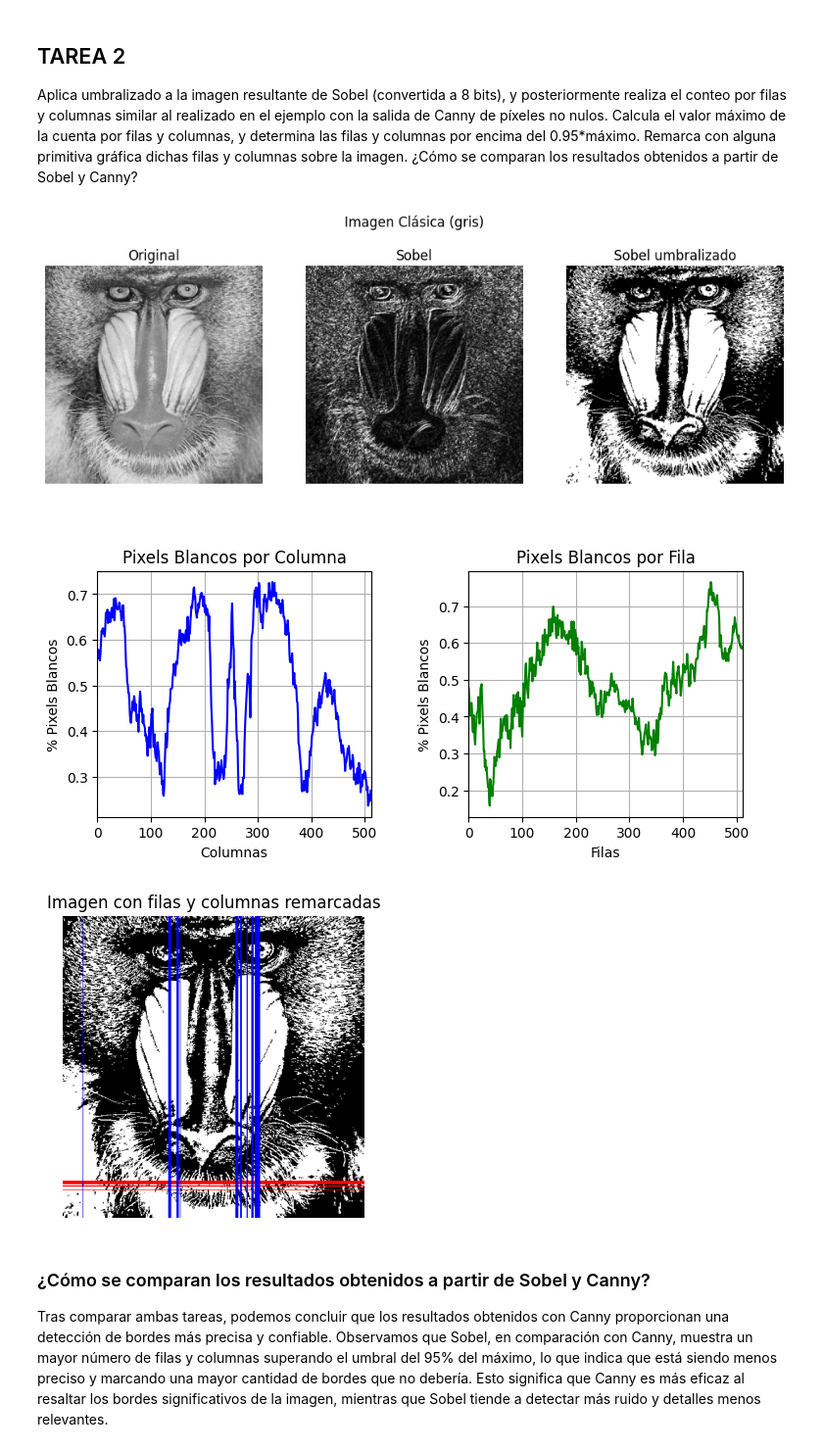
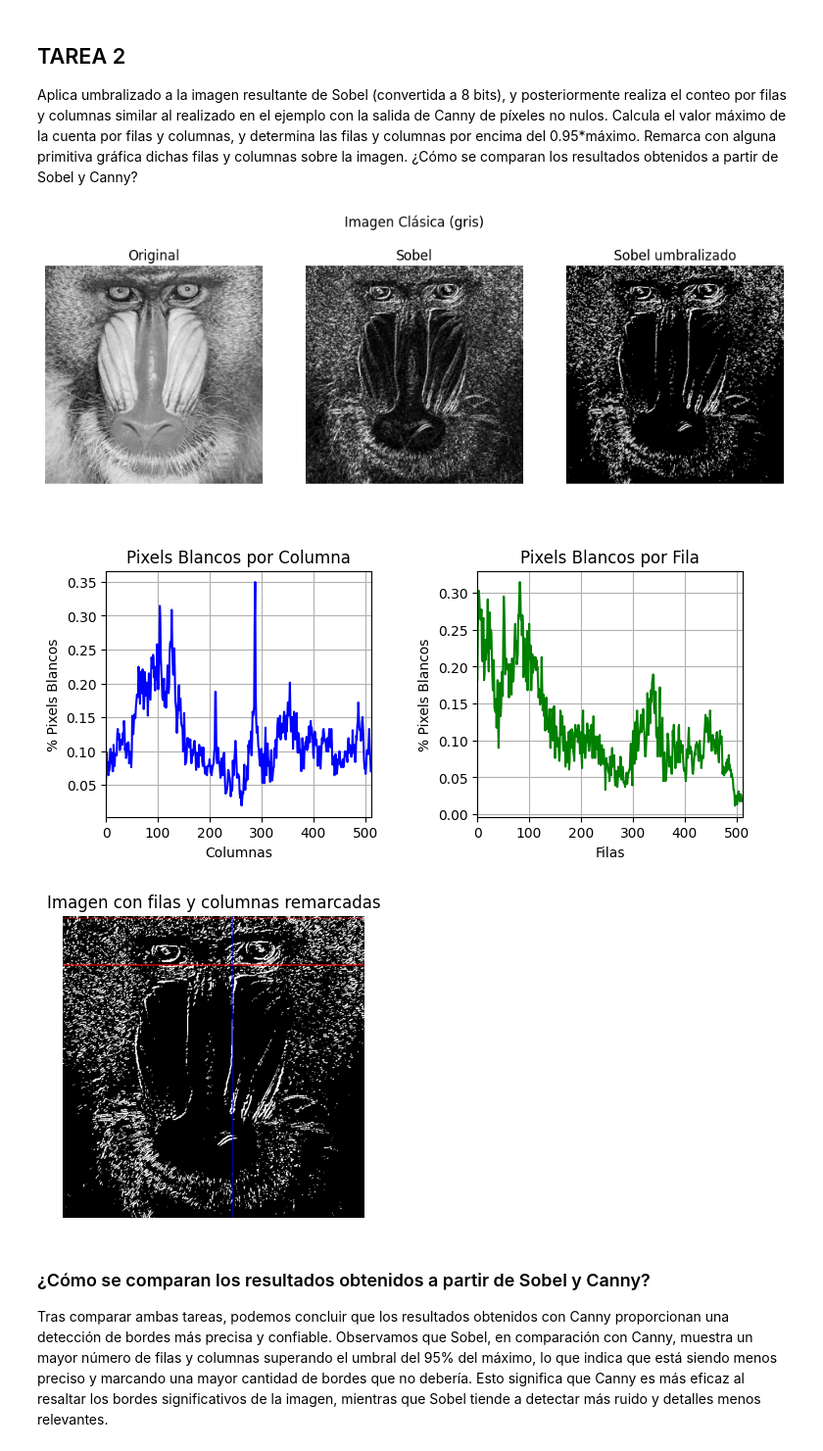
Before and after one commit to gitfrandu4/40982-VC_P2, a Jupyter notebook: VC_P2.ipynb, the cells around one changed output. Shown at 98% size. Cells and saved outputs as stored; diff of their text form; code cells hidden in the pictures.

```diff
--- a/VC_P2.ipynb
+++ b/VC_P2.ipynb
@@ -153,7 +153,7 @@ sobel = cv2.add(sobelx, sobely)
 sobel8 = cv2.convertScaleAbs(sobel)
 
 # Realizamos un umbralizado a la imagen
-_, sobel8Umbralizado = cv2.threshold(gris, 130, 255, cv2.THRESH_BINARY)
+_, sobel8Umbralizado = cv2.threshold(sobel8, 130, 255, cv2.THRESH_BINARY)
 
 #Muestra un primer resultado, con la comparación de la imagen original, la que tiene aplicada el sobel y la que además tiene el umbralizado.
 plt.figure(figsize=(12, 4))
@@ -212,38 +212,38 @@ plt.show()
 
 #Determinamos el valor de la fila y de la columna con el mayor cantidad de pixels blancos
 maxfil = np.max(filas)
 maxcol = np.max(cols)
 
 #Ahora marcamos los límites (95%+) a partir de las cuales buscaremos la filas que cumplan dichos requisitos
 limiteFila = maxfil * 0.95
 limiteColumna = maxcol * 0.95
 
 #Buscamos las filas y columnas cuyo % de pixels blancos es un 95% o mas con respecto a la fila con mayor cantidad de estos.
 filasSuperioresAlLimite = np.where(filas >= limiteFila)
 columnasSuperioresAlLimite = np.where(cols >= limiteColumna)
 
 # Convertimos la imagen en escala de grises a BGR para poder dibujar en color
 #gris_bgr = cv2.cvtColor(gris, cv2.COLOR_GRAY2BGR)
 sobel8Umbralizado_bgr = cv2.cvtColor(sobel8Umbralizado, cv2.COLOR_GRAY2BGR)
 
 # Remarcamos las filas que cumplen con el criterio
 for fila in filasSuperioresAlLimite[0]:
-    cv2.line(sobel8Umbralizado_bgr, (0, fila), (gris_bgr.shape[1]-1, fila), (0, 0, 255), 1)
+    cv2.line(sobel8Umbralizado_bgr, (0, fila), (sobel8Umbralizado_bgr.shape[1]-1, fila), (0, 0, 255), 1)
 
 # Remarcamos las columnas que cumplen con el criterio
 for columna in columnasSuperioresAlLimite[0]:
-    cv2.line(sobel8Umbralizado_bgr, (columna, 0), (columna, gris_bgr.shape[0]-1), (255, 0, 0), 1)
+    cv2.line(sobel8Umbralizado_bgr, (columna, 0), (columna, sobel8Umbralizado_bgr.shape[0]-1), (255, 0, 0), 1)
 
 # Mostramos la imagen con las filas y columnas remarcadas
 plt.figure(figsize=(4, 4))
 plt.imshow(cv2.cvtColor(sobel8Umbralizado_bgr, cv2.COLOR_BGR2RGB))
 plt.title('Imagen con filas y columnas remarcadas')
 plt.axis('off')
 plt.show()
 # %% [output]
-[figure, old version]
+[figure, new version]
-[figure, old version]
+[figure, new version]
-[figure, old version]
+[figure, new version]
 # %% [markdown]
 ### ¿Cómo se comparan los resultados obtenidos a partir de Sobel y Canny?
 
```
Also changed, not shown: parts of 1 cell of this notebook.
